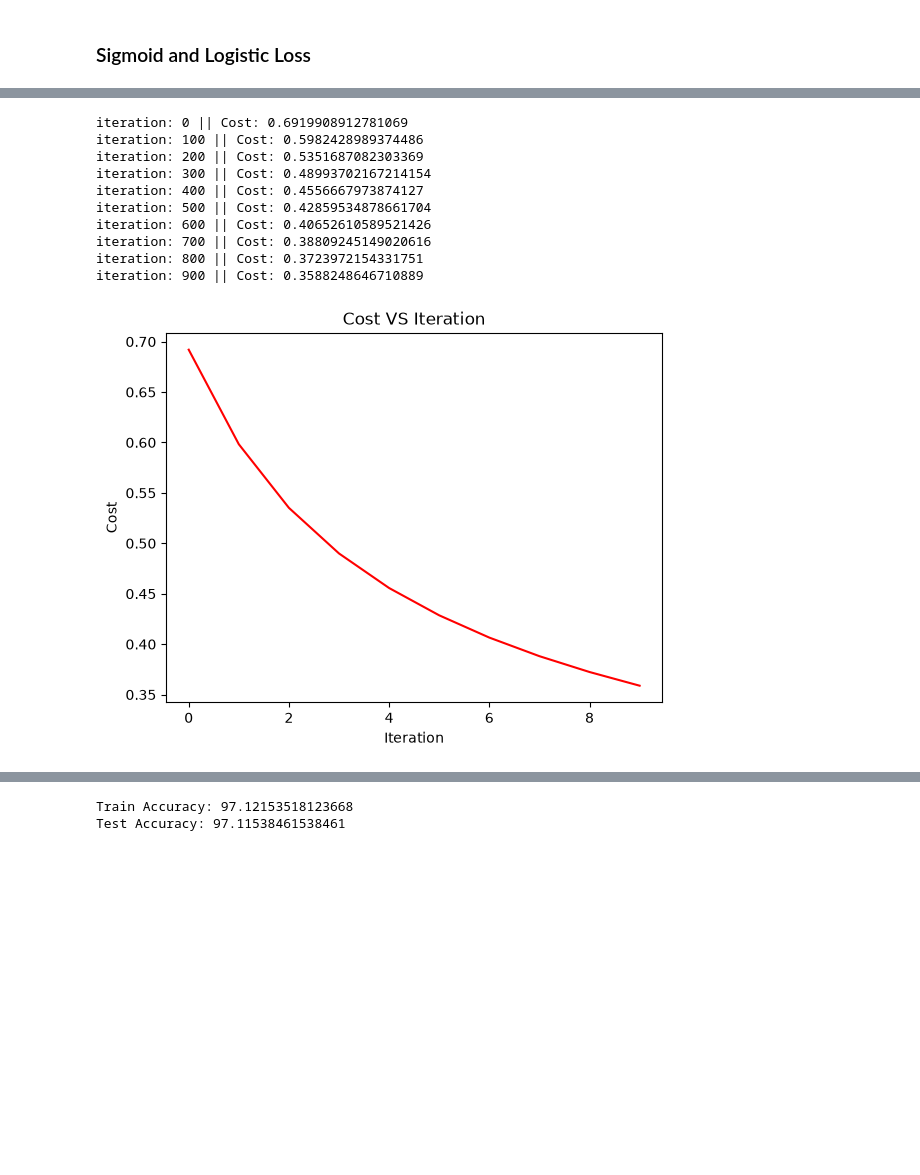
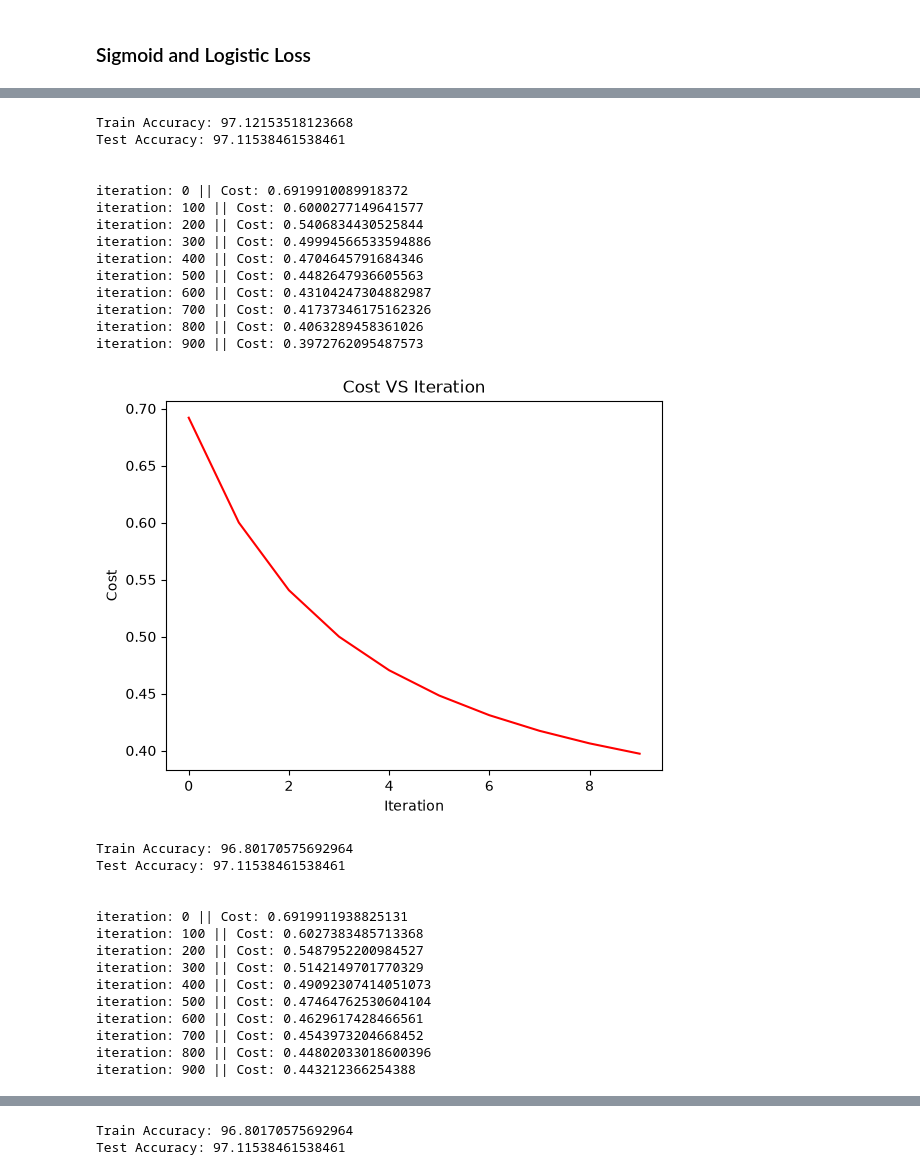
Before and after one commit to Hriddha/CSE445, a Jupyter notebook: Assignment_2/Asn2.ipynb, the cells around one changed output, grey strips where cells are left out. Drawn from its saved outputs; the diff is of its cells as text; code cells hidden in the pictures; blank space fills up the shorter version.

```diff
--- a/Assignment_2/Asn2.ipynb
+++ b/Assignment_2/Asn2.ipynb
@@ -163,13 +167,30 @@ Y_test_np = Y_test.to_numpy()
 m,n = X_train.shape
 w = np.zeros(n)
 b = 0.0
-regularize = [0.01, 0.05, 0.1, 0.2,0.9]
+regularize = [0.01, 0.05, 0.1, 0.2,20,50]
 
 for reg in regularize:
     w = np.zeros(n)
     b = 0.0
     w,b, J_hist, param_hist, iteration = gradient_descent(X_np, y_np,logistic_loss,compute_gradient, 0.01, 1000,w,b, reg)
     viewCost(J_hist)
+    y_train_prob = predict(w, X_train_scaled,b)
+    y_train_pred = np.where(y_train_prob>=0.5, 1,0)
+    y_train_pred = y_train_pred.flatten()
+
+    y_test_prob = predict(w,X_test_np, b)
+
+    y_test_pred = np.where(y_test_prob>=0.5, 1,0)
+    y_test_pred = y_test_pred.flatten()
+    is_correct_test = (y_test_pred == Y_test_np)
+    is_correct_train = (y_train_pred == Y_train)
+
+
+    true_count_test = np.count_nonzero(is_correct_test == True)
+    true_count_train = np.count_nonzero(is_correct_train == True)
+    print(f"Train Accuracy: {(true_count_train/len(is_correct_train))*100}")
+    print(f"Test Accuracy: {(true_count_test/len(is_correct_test))*100}")
+    print('\n')
 # %% [output]
 iteration: 0 || Cost: 0.6919908857930168
 iteration: 100 || Cost: 0.5981585824457176
@@ -207,22 +240,40 @@ iteration: 900 || Cost: 0.3570161282430869
 iteration: 0 || Cost: 0.691990886963991
 iteration: 100 || Cost: 0.5981765912794159
 iteration: 200 || Cost: 0.5349611465409887
 iteration: 300 || Cost: 0.48955545313735765
 iteration: 400 || Cost: 0.4550953931639921
 iteration: 500 || Cost: 0.42782608950487305
 iteration: 600 || Cost: 0.40555502902537804
 iteration: 700 || Cost: 0.3869178793284589
 iteration: 800 || Cost: 0.3710188286961969
 iteration: 900 || Cost: 0.35724318120989335
 [figure]
-iteration: 0 || Cost: 0.6919908912781069
-iteration: 100 || Cost: 0.5982428989374486
-iteration: 200 || Cost: 0.5351687082303369
-iteration: 300 || Cost: 0.48993702167214154
-iteration: 400 || Cost: 0.4556667973874127
-iteration: 500 || Cost: 0.42859534878661704
-iteration: 600 || Cost: 0.40652610589521426
-iteration: 700 || Cost: 0.38809245149020616
-iteration: 800 || Cost: 0.3723972154331751
-iteration: 900 || Cost: 0.3588248646710889
+Train Accuracy: 97.12153518123668
+Test Accuracy: 97.11538461538461
+
+
+iteration: 0 || Cost: 0.6919910089918372
+iteration: 100 || Cost: 0.6000277149641577
+iteration: 200 || Cost: 0.5406834430525844
+iteration: 300 || Cost: 0.49994566533594886
+iteration: 400 || Cost: 0.4704645791684346
+iteration: 500 || Cost: 0.4482647936605563
+iteration: 600 || Cost: 0.43104247304882987
+iteration: 700 || Cost: 0.41737346175162326
+iteration: 800 || Cost: 0.4063289458361026
+iteration: 900 || Cost: 0.3972762095487573
-[figure, old version]
+[figure, new version]
+Train Accuracy: 96.80170575692964
+Test Accuracy: 97.11538461538461
+
+
+iteration: 0 || Cost: 0.6919911938825131
+iteration: 100 || Cost: 0.6027383485713368
+iteration: 200 || Cost: 0.5487952200984527
+iteration: 300 || Cost: 0.5142149701770329
+iteration: 400 || Cost: 0.49092307414051073
+iteration: 500 || Cost: 0.47464762530604104
+iteration: 600 || Cost: 0.4629617428466561
+iteration: 700 || Cost: 0.4543973204668452
+iteration: 800 || Cost: 0.44802033018600396
+iteration: 900 || Cost: 0.443212366254388
@@ -228,0 +281,2 @@ iteration: 900 || Cost: 0.3588248646710889
+Train Accuracy: 96.80170575692964
+Test Accuracy: 97.11538461538461
@@ -241,12 +282,0 @@ y_test_pred = y_test_pred.flatten()
-# %%
-is_correct_test = (y_test_pred == Y_test_np)
-is_correct_train = (y_train_pred == Y_train)
-
-
-true_count_test = np.count_nonzero(is_correct_test == True)
-true_count_train = np.count_nonzero(is_correct_train == True)
-print(f"Train Accuracy: {(true_count_train/len(is_correct_train))*100}")
-print(f"Test Accuracy: {(true_count_test/len(is_correct_test))*100}")
-# %% [output]
-Train Accuracy: 97.12153518123668
-Test Accuracy: 97.11538461538461
```
Also changed, not shown: parts of 3 cells of this notebook.
